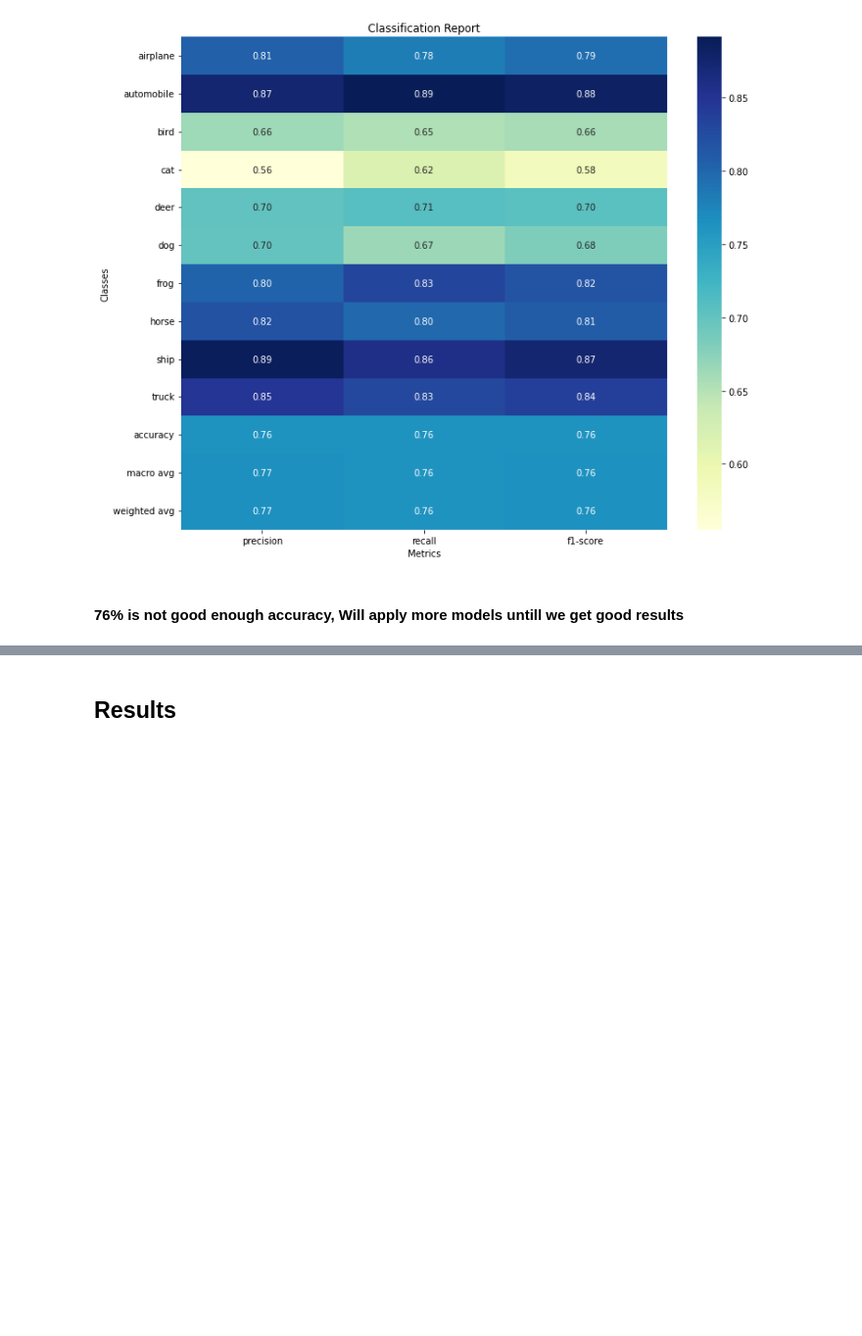
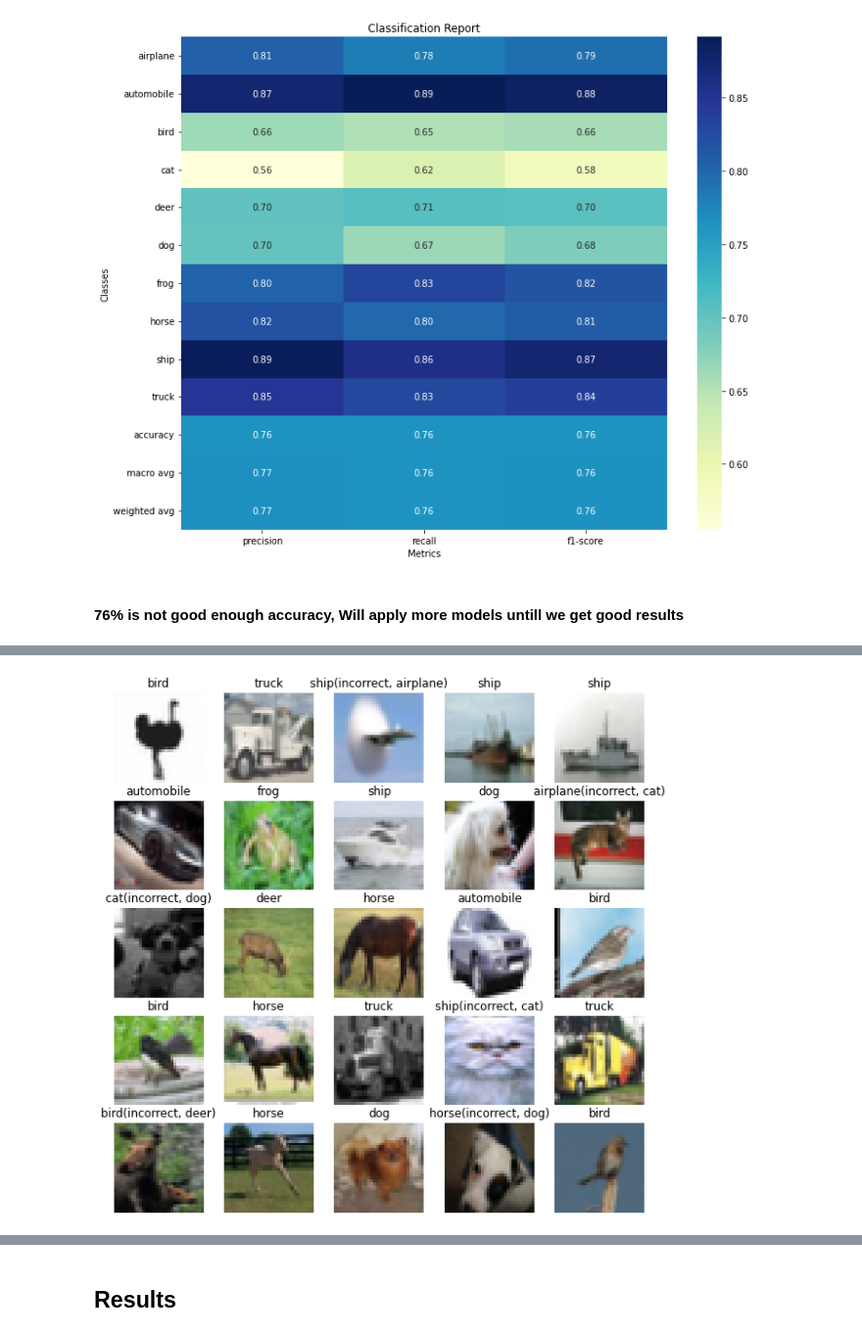
Before and after one commit to aka-vm/Hello-CV, a Jupyter notebook: CIFAR-10/main-notebook-2.ipynb, the cells around one changed output, grey strips where cells are left out. Shown at 98% size. Drawn from its saved outputs; the diff is of its cells as text; code cells hidden in the pictures; blank space fills up the shorter version.

```diff
--- a/CIFAR-10/main-notebook-2.ipynb
+++ b/CIFAR-10/main-notebook-2.ipynb
@@ -464,0 +604,6 @@ Accuracy: 0.7632
+# %%
+from tensorflow.keras.models import load_model
+model = load_model(f'{MODELS_PATH}/{model_name}.h5')
+
+x, y = test_images, test_labels
+test_labels_pred = predict_label(x, model)
@@ -464,0 +612,9 @@ Accuracy: 0.7632
+# %%
+rnd_pts = np.random.randint(0, test_images.shape[0], 25)
+images = test_images[rnd_pts, :, :]
+labels = test_labels[rnd_pts]
+labels_pred  = test_labels_pred[rnd_pts]
+
+display_image_grid(images, give_class_name(labels), give_class_name(labels_pred))
+# %% [output]
+[figure, added]
```
Also changed, not shown: parts of 34 cells of this notebook.
